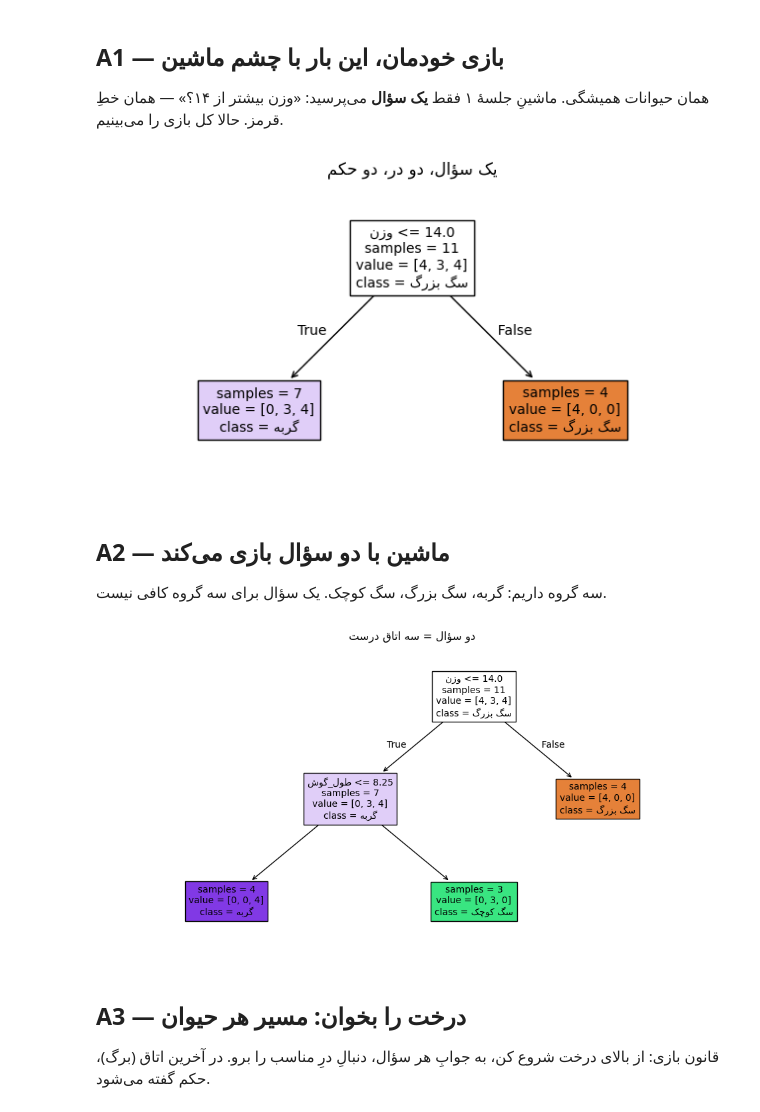
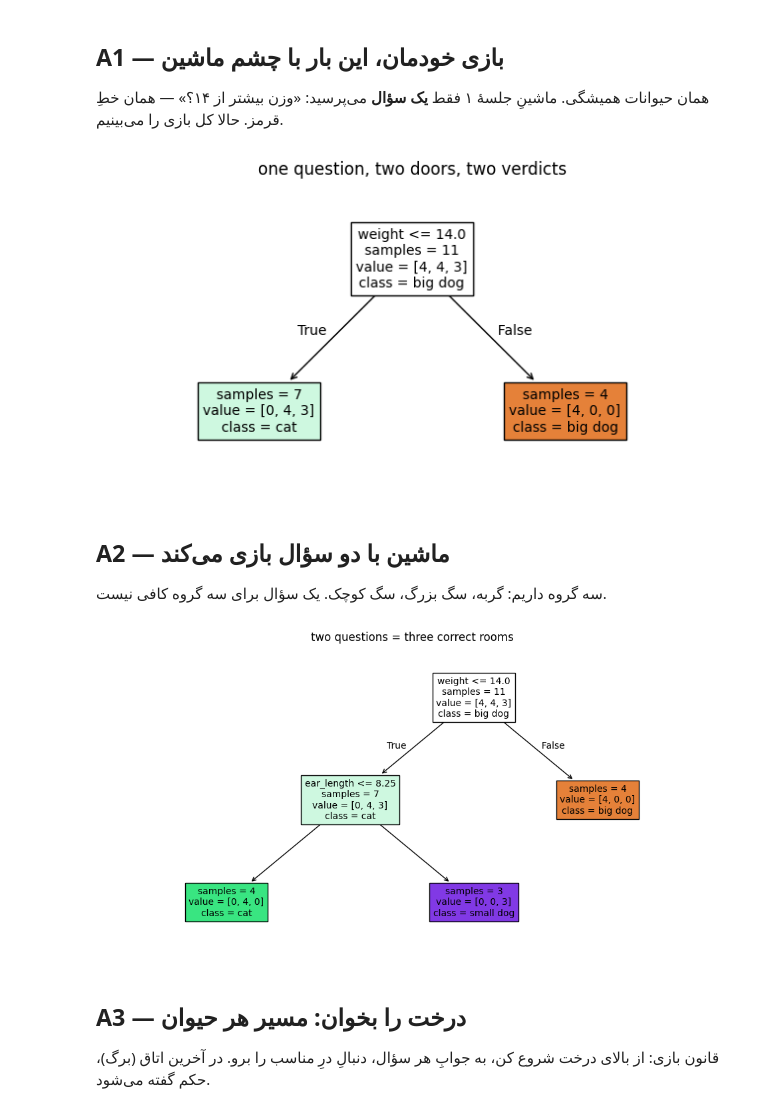
Before and after one commit to armin-behnamnia/mclr, a Jupyter notebook: sessions/s02_the_20_questions_machine/notebook/s02_notebook.ipynb, the cells around one changed output. Saved outputs shown, nothing was run; the diff lists cells and outputs as text; code cells hidden in the pictures.

```diff
--- a/sessions/s02_the_20_questions_machine/notebook/s02_notebook.ipynb
+++ b/sessions/s02_the_20_questions_machine/notebook/s02_notebook.ipynb
@@ -72,54 +61,54 @@ plt.tight_layout(); plt.show()
 همان حیوانات همیشگی. ماشینِ جلسهٔ ۱ فقط **یک سؤال** می‌پرسید:
 «وزن بیشتر از ۱۴؟» — همان خطِ قرمز. حالا کل بازی را می‌بینیم.
 # %%
-# A1 — درختِ تک‌سؤالی: خطِ قرمزِ جلسهٔ ۱، به شکل درخت
+# A1 — the one-question tree: session 1's red line, drawn as a tree
 animals = pd.DataFrame({
-    "وزن": [4.5, 3.0, 6.0, 5.0,   22, 32, 28, 38,   4, 3.5, 4.5],
-    "طول_گوش": [5, 7, 4, 6,        9, 12, 11, 13,    11, 9.5, 10],
-    "گروه": ["گربه", "گربه", "گربه", "گربه",
-             "سگ بزرگ", "سگ بزرگ", "سگ بزرگ", "سگ بزرگ",
-             "سگ کوچک", "سگ کوچک", "سگ کوچک"],
-}, index=["پرشین", "سیامی", "گارفیلد", "شارتز",
-          "بولداگ", "آلمانی", "گلدن", "دابلمان",
-          "پودل", "یورکشایر", "پاپیلون"])
-X = animals[["وزن", "طول_گوش"]]
-y = animals["گروه"]
+    "weight": [4.5, 3.0, 6.0, 5.0,   22, 32, 28, 38,   4, 3.5, 4.5],
+    "ear_length": [5, 7, 4, 6,        9, 12, 11, 13,    11, 9.5, 10],
+    "group": ["cat", "cat", "cat", "cat",
+              "big dog", "big dog", "big dog", "big dog",
+              "small dog", "small dog", "small dog"],
+}, index=["persian", "siamese", "garfield", "chartreux",
+          "bulldog", "german", "golden", "doberman",
+          "poodle", "yorkshire", "papillon"])
+X = animals[["weight", "ear_length"]]
+y = animals["group"]
 model = DecisionTreeClassifier(max_depth=1, random_state=42).fit(X, y)
 plt.figure(figsize=(8, 4))
-plot_tree(model, feature_names=[fa(c) for c in X.columns],
-          class_names=[fa(c) for c in sorted(y.unique())],
+plot_tree(model, feature_names=list(X.columns),
+          class_names=sorted(y.unique()),
           filled=True, fontsize=10, impurity=False)
-plt.title(fa("یک سؤال، دو در، دو حکم"))
+plt.title("one question, two doors, two verdicts")
 plt.show()
-# خطِ قرمزِ جلسهٔ ۱ و این تصویر، یکی هستند — فقط شکلِ نمایششان فرق دارد.
+# session 1's red line and this picture are the same thing — only the drawing differs.
 # %% [output]
-[figure, old version]
+[figure, new version]
 # %% [markdown]
 ## A2 — ماشین با دو سؤال بازی می‌کند
 
 سه گروه داریم: گربه، سگ بزرگ، سگ کوچک. یک سؤال برای سه گروه کافی نیست.
 # %%
-# A2 — درختِ دو سؤالی: سؤال اول، سؤال دوم، سه اتاق نهایی
+# A2 — the two-question tree: first question, second question, three final rooms
 animals = pd.DataFrame({
-    "وزن": [4.5, 3.0, 6.0, 5.0,   22, 32, 28, 38,   4, 3.5, 4.5],
-    "طول_گوش": [5, 7, 4, 6,        9, 12, 11, 13,    11, 9.5, 10],
-    "گروه": ["گربه", "گربه", "گربه", "گربه",
-             "سگ بزرگ", "سگ بزرگ", "سگ بزرگ", "سگ بزرگ",
-             "سگ کوچک", "سگ کوچک", "سگ کوچک"],
-}, index=["پرشین", "سیامی", "گارفیلد", "شارتز",
-          "بولداگ", "آلمانی", "گلدن", "دابلمان",
-          "پودل", "یورکشایر", "پاپیلون"])
-X = animals[["وزن", "طول_گوش"]]
-y = animals["گروه"]
+    "weight": [4.5, 3.0, 6.0, 5.0,   22, 32, 28, 38,   4, 3.5, 4.5],
+    "ear_length": [5, 7, 4, 6,        9, 12, 11, 13,    11, 9.5, 10],
+    "group": ["cat", "cat", "cat", "cat",
+              "big dog", "big dog", "big dog", "big dog",
+              "small dog", "small dog", "small dog"],
+}, index=["persian", "siamese", "garfield", "chartreux",
+          "bulldog", "german", "golden", "doberman",
+          "poodle", "yorkshire", "papillon"])
+X = animals[["weight", "ear_length"]]
+y = animals["group"]
 model = DecisionTreeClassifier(max_depth=2, random_state=42).fit(X, y)
 plt.figure(figsize=(12, 6))
-plot_tree(model, feature_names=[fa(c) for c in X.columns],
-          class_names=[fa(c) for c in sorted(y.unique())],
+plot_tree(model, feature_names=list(X.columns),
+          class_names=sorted(y.unique()),
           filled=True, fontsize=10, impurity=False)
-plt.title(fa("دو سؤال = سه اتاق درست"))
+plt.title("two questions = three correct rooms")
 plt.show()
 # %% [output]
-[figure, old version]
+[figure, new version]
 # %% [markdown]
 ## A3 — درخت را بخوان: مسیر هر حیوان
 
```
Also changed, not shown: parts of 13 cells of this notebook, 41 other files.
